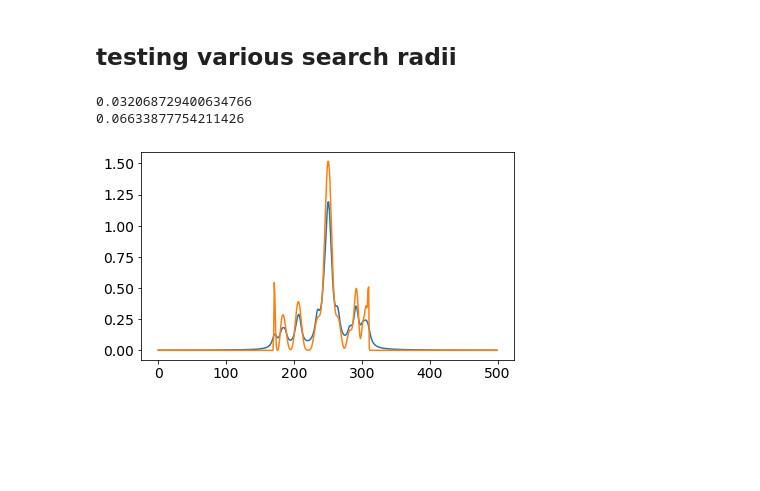
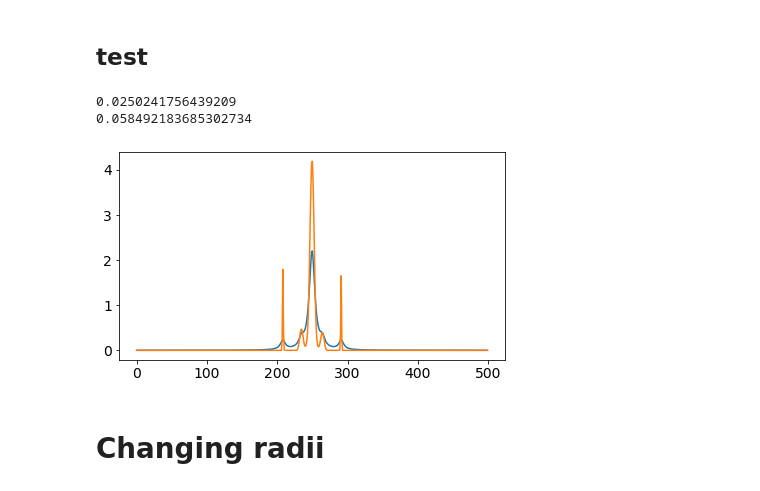
Before and after one commit to gautamra/Adaptive-Quantum-Design, a Jupyter notebook: AQD tight binding.ipynb, the cells around one changed output. Drawn from its saved outputs; the diff is of its cells as text; code cells hidden in the pictures; blank space fills up the shorter version.

```diff
--- a/AQD tight binding.ipynb
+++ b/AQD tight binding.ipynb
@@ -18,13 +18,13 @@ mpl.rcParams['figure.figsize'] = 6,3.6
 mpl.rcParams['figure.facecolor'] = "w"
 mpl.rcParams.update({'figure.autolayout': True})
 # %%
-def tophat(emax = 3, N = 16, samples = 300):
+def tophat(emax = 3, N = 16, samples = 300, gam = 0.01):
     eex = np.linspace(-6,6,samples)
     evs = np.linspace(-emax,emax,N)
 
     target = np.zeros(len(eex))
     for ev in evs:
-        target += (1/N)*Lorentzian(eex, ev, gam = 0.1)
+        target += (1/N)*Lorentzian(eex, ev, gam = gam)
 
     principal_target = 1/(2*emax)*np.array([1 if abs(ee)<emax else 0 for ee in eex])
     return (eex, target, principal_target)
@@ -121,8 +121,8 @@ class Model:
             self.occupied_sites.remove(site) # Pick the new location with lowest error
             self.occupied_sites.append(new_site)
 
-            plt.plot(configuration(self.occupied_sites, setup = self.setup).get_DOS_KPM())
-            plt.show()
+#             plt.plot(configuration(self.occupied_sites, setup = self.setup).get_DOS_KPM())
+#             plt.show()
             return min(errs)
 
         initial_error = calculate_error(configuration(self.occupied_sites, setup = self.setup))
@@ -181,3 +181,5 @@ class configuration:
         self.DOS = (1/self.N)*rho(energy = self.eex)
         self.DOS[np.isnan(self.DOS)]=0
         return self.DOS
+# %% [markdown]
+## test
@@ -184,2 +188,17 @@ class configuration:
+# %%
+test = Model(N = 16, L =32, W = 32, alpha = 3, res = 1, target = target)
+start = time.time()
+plt.plot(test.init_config.get_DOS())
+stop = time.time()
+print(stop-start)
+
+start = time.time()
+plt.plot(test.init_config.get_DOS_KPM())
+stop = time.time()
+print(stop-start)
+# %% [output]
+0.0250241756439209
+0.058492183685302734
+[figure, added]
 # %% [markdown]
-## testing various search radii
+# Changing radii
@@ -189,17 +205,2 @@ target = tophat(samples = 500)
-# %%
-test = Model(N = 32, L =16, W = 16, alpha = 3, res = 1, target = target)
-start = time.time()
-plt.plot(test.init_config.get_DOS())
-stop = time.time()
-print(stop-start)
-
-start = time.time()
-plt.plot(test.init_config.get_DOS_KPM())
-stop = time.time()
-print(stop-start)
-# %% [output]
-0.032068729400634766
-0.06633877754211426
-[figure, removed]
 # %%
 # radii = [1,2,3,4,5,6]
```
Also changed, not shown: parts of 14 cells of this notebook.
